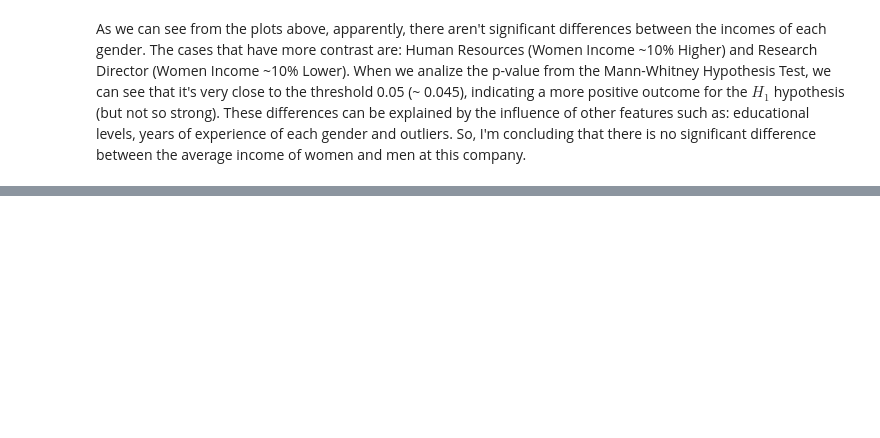
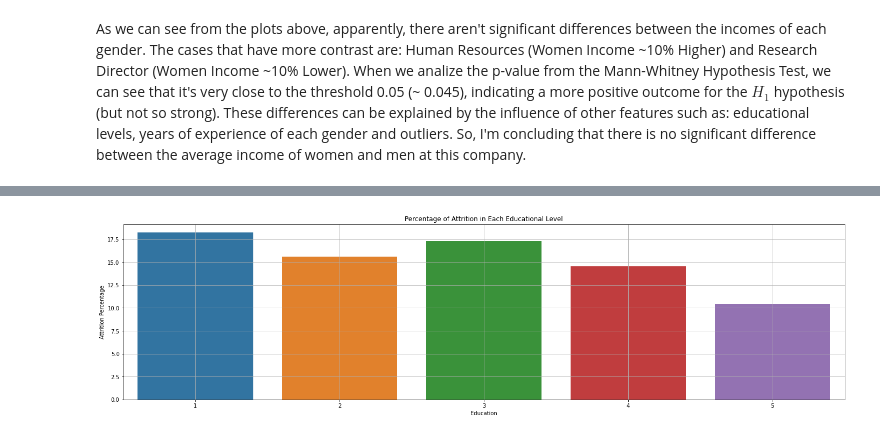
Before and after one commit to rafaelpavan95/HR_Analytics, a Jupyter notebook: notebook.ipynb, the cells around one changed output, grey strips where cells are left out. Saved outputs shown, nothing was run; the diff lists cells and outputs as text; code cells hidden in the pictures; blank space fills up the shorter version.

```diff
--- a/notebook.ipynb
+++ b/notebook.ipynb
@@ -267,0 +350,14 @@ As we can see from the plots above, apparently, there aren't significant differe
+# %%
+plt.figure(figsize=(24,6))
+
+ed_total = data.pivot_table(index='Education', values='Attrition', aggfunc=len).reset_index()
+ed_yes = data[data['Attrition']=='Yes'].pivot_table(index='Education', values='Attrition', aggfunc=len).reset_index()
+percentage = 100*(ed_yes.Attrition)/ed_total.Attrition
+
+sns.barplot(ed_yes.Education, percentage)
+plt.grid()
+plt.ylabel('Attrition Percentage')
+plt.title('Percentage of Attrition in Each Educational Level')
+plt.show()
+# %% [output]
+[figure, added]
```
Also changed, not shown: parts of 27 cells of this notebook.
